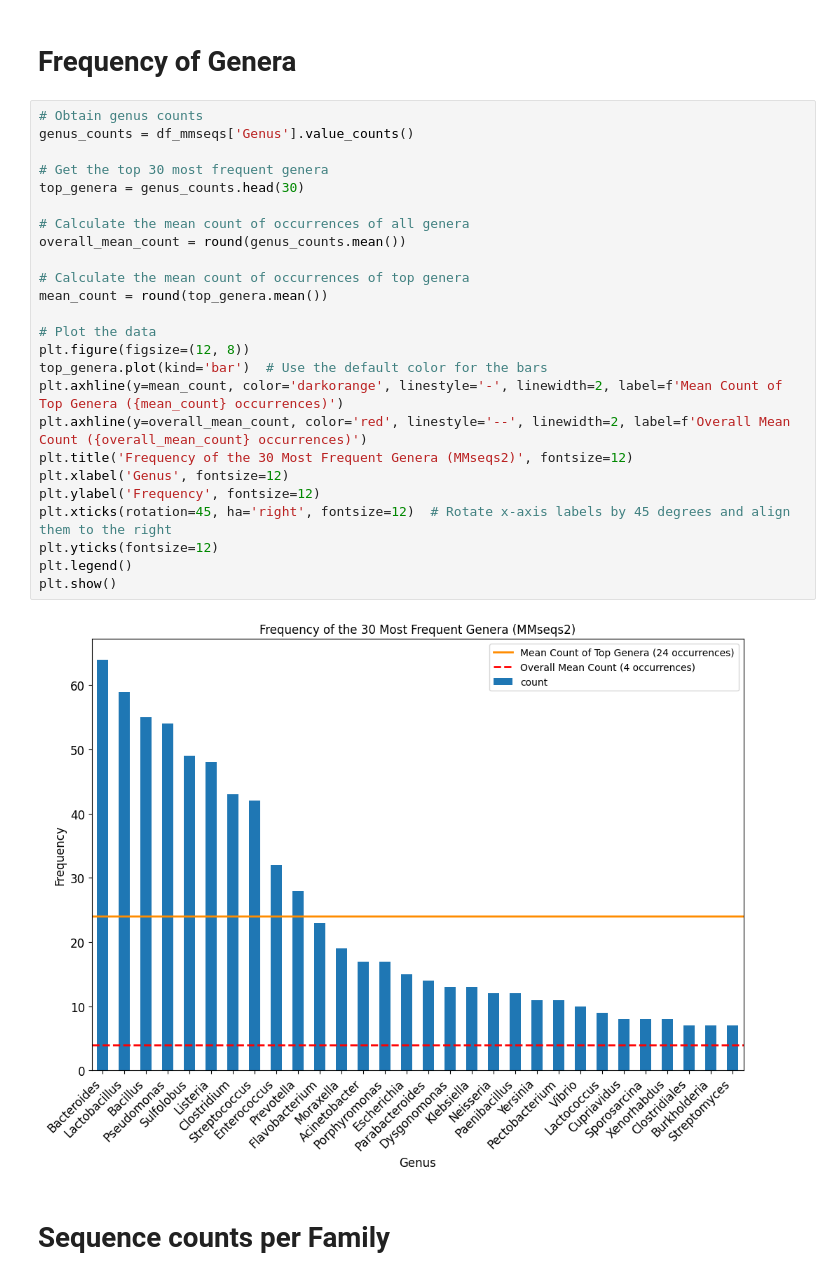
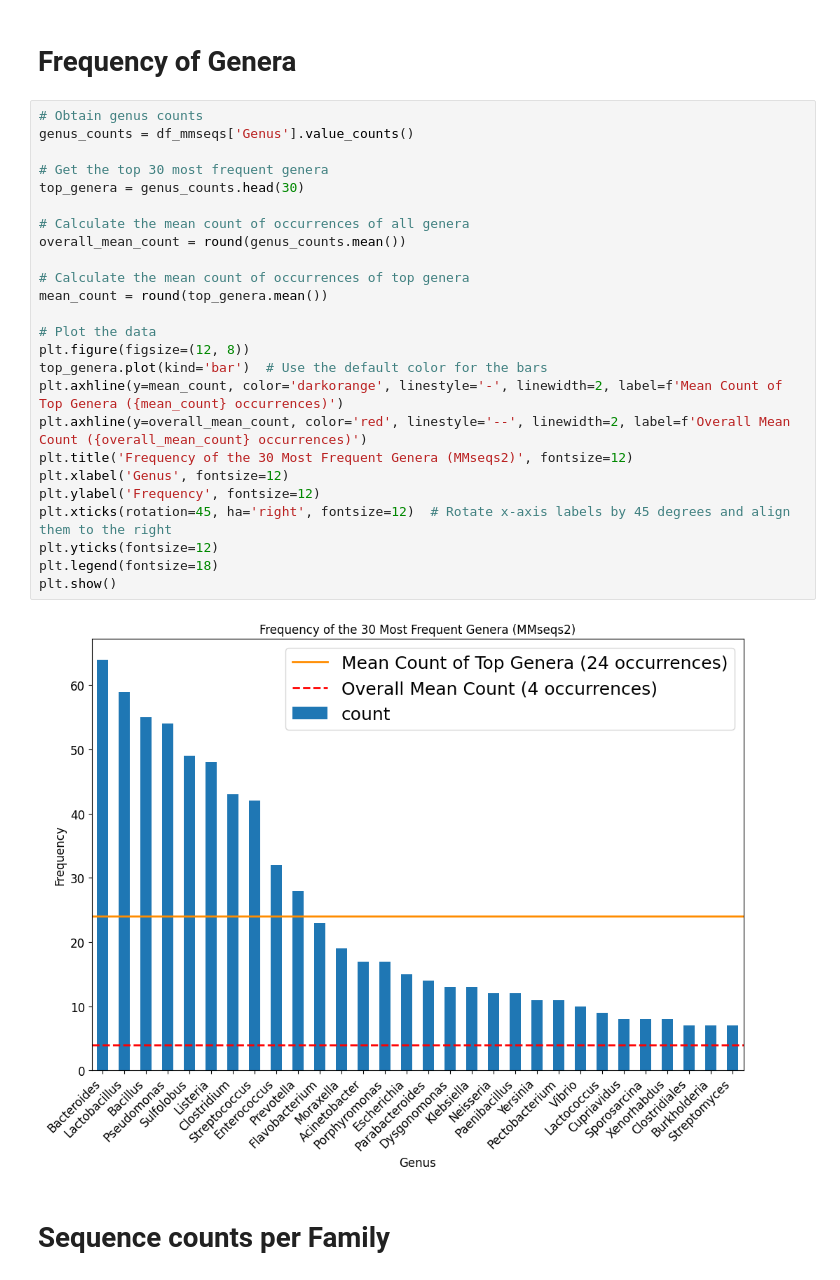
Before and after one commit to ChristianNeitzel/Projeto-Bioinf-PhageAcr, a Jupyter notebook: 3b_code_positive_dataset_mmseqs_analysis.ipynb, the cells around one changed output. Drawn from its saved outputs; the diff is of its cells as text.

```diff
--- a/3b_code_positive_dataset_mmseqs_analysis.ipynb
+++ b/3b_code_positive_dataset_mmseqs_analysis.ipynb
@@ -251,30 +250,30 @@ The Average Sequence Length in the CD-HIT positive dataset is 121 aminoacids
 # %%
 # Obtain genus counts
 genus_counts = df_mmseqs['Genus'].value_counts()
 
 # Get the top 30 most frequent genera
 top_genera = genus_counts.head(30)
 
 # Calculate the mean count of occurrences of all genera
 overall_mean_count = round(genus_counts.mean())
 
 # Calculate the mean count of occurrences of top genera
 mean_count = round(top_genera.mean())
 
 # Plot the data
 plt.figure(figsize=(12, 8))
 top_genera.plot(kind='bar')  # Use the default color for the bars
 plt.axhline(y=mean_count, color='darkorange', linestyle='-', linewidth=2, label=f'Mean Count of Top Genera ({mean_count} occurrences)')
 plt.axhline(y=overall_mean_count, color='red', linestyle='--', linewidth=2, label=f'Overall Mean Count ({overall_mean_count} occurrences)')
 plt.title('Frequency of the 30 Most Frequent Genera (MMseqs2)', fontsize=12)
 plt.xlabel('Genus', fontsize=12)
 plt.ylabel('Frequency', fontsize=12)
 plt.xticks(rotation=45, ha='right', fontsize=12)  # Rotate x-axis labels by 45 degrees and align them to the right
 plt.yticks(fontsize=12)
-plt.legend()
+plt.legend(fontsize=18)
 plt.show()
 # %% [output]
-[figure, old version]
+[figure, new version]
 # %% [markdown]
 # Sequence counts per Family
 # %%
```
Also changed, not shown: parts of 3 cells of this notebook, 3 other files.
